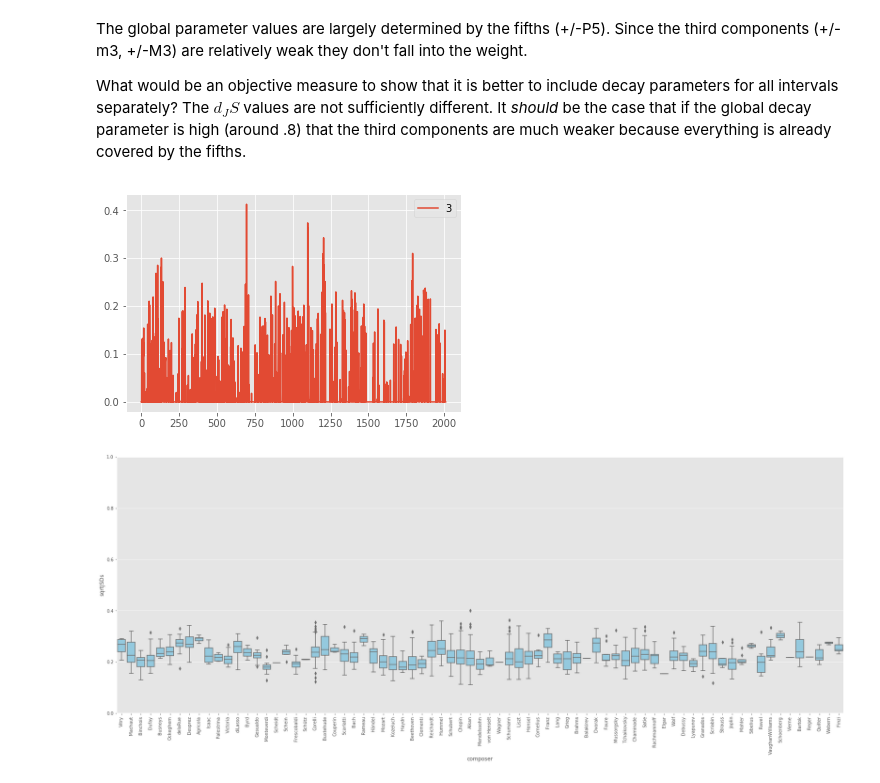
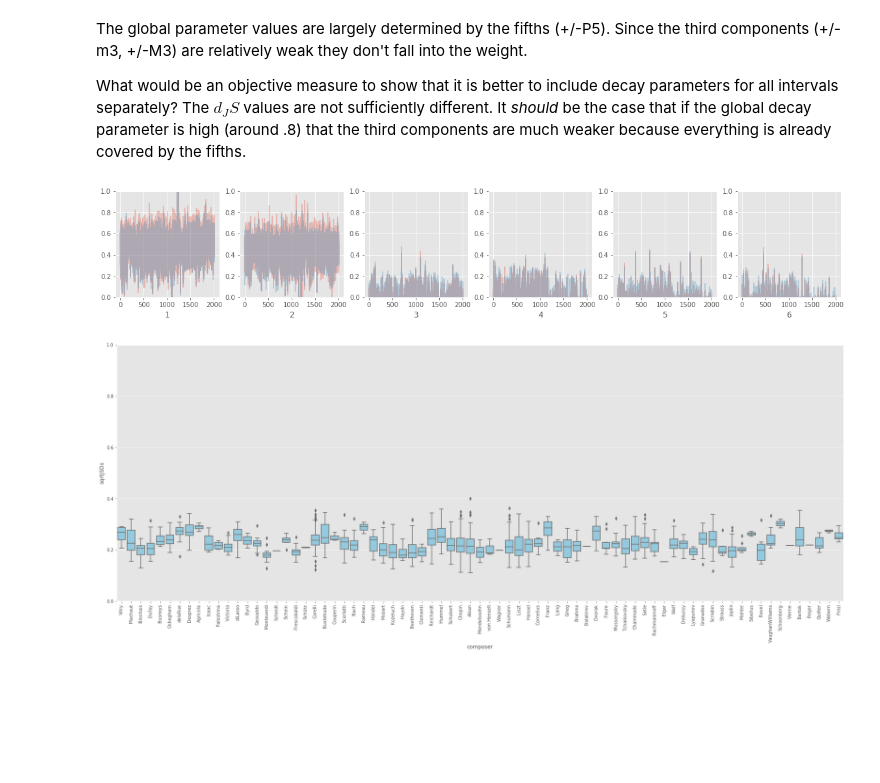
Before and after one commit to DCMLab/tonal-diffusion-model, a Jupyter notebook: analysis.ipynb, the cells around one changed output. Cells and saved outputs as stored; diff of their text form; code cells hidden in the pictures; blank space fills up the shorter version.

```diff
--- a/analysis.ipynb
+++ b/analysis.ipynb
@@ -136,13 +136,16 @@ df1.iloc[:,7].plot();
 The global parameter values are largely determined by the fifths (+/-P5). Since the third components (+/-m3, +/-M3) are relatively weak they don't fall into the weight.
 
 What would be an objective measure to show that it is better to include decay parameters for all intervals separately? The $d_JS$ values are not sufficiently different. It _should_ be the case that if the global decay parameter is high (around .8) that the third components are much weaker because everything is already covered by the fifths.
-# %%
-i = 3
-df6.iloc[:,i][df6.iloc[:,i]>0].plot()
-df6.iloc[:,i][df6.iloc[:,i]>0].plot()
-plt.legend();
-# %% [output]
-[figure, removed]
+# %%
+fig,axes = plt.subplots(1,6, figsize=(20,3))
+for i in range(1,7):
+    df1.iloc[:,i][df1.iloc[:,i]>0].plot(ax=axes[i-1], alpha=.3)
+    df6.iloc[:,i][df6.iloc[:,i]>0].plot(ax=axes[i-1], alpha=.3)
+    axes[i-1].set_xlabel(i)
+    axes[i-1].set_ylim(0,1)
+plt.show()
+# %% [output]
+[figure, added]
 # %%
 fig, ax = plt.subplots(figsize=(24,10))
 
```
